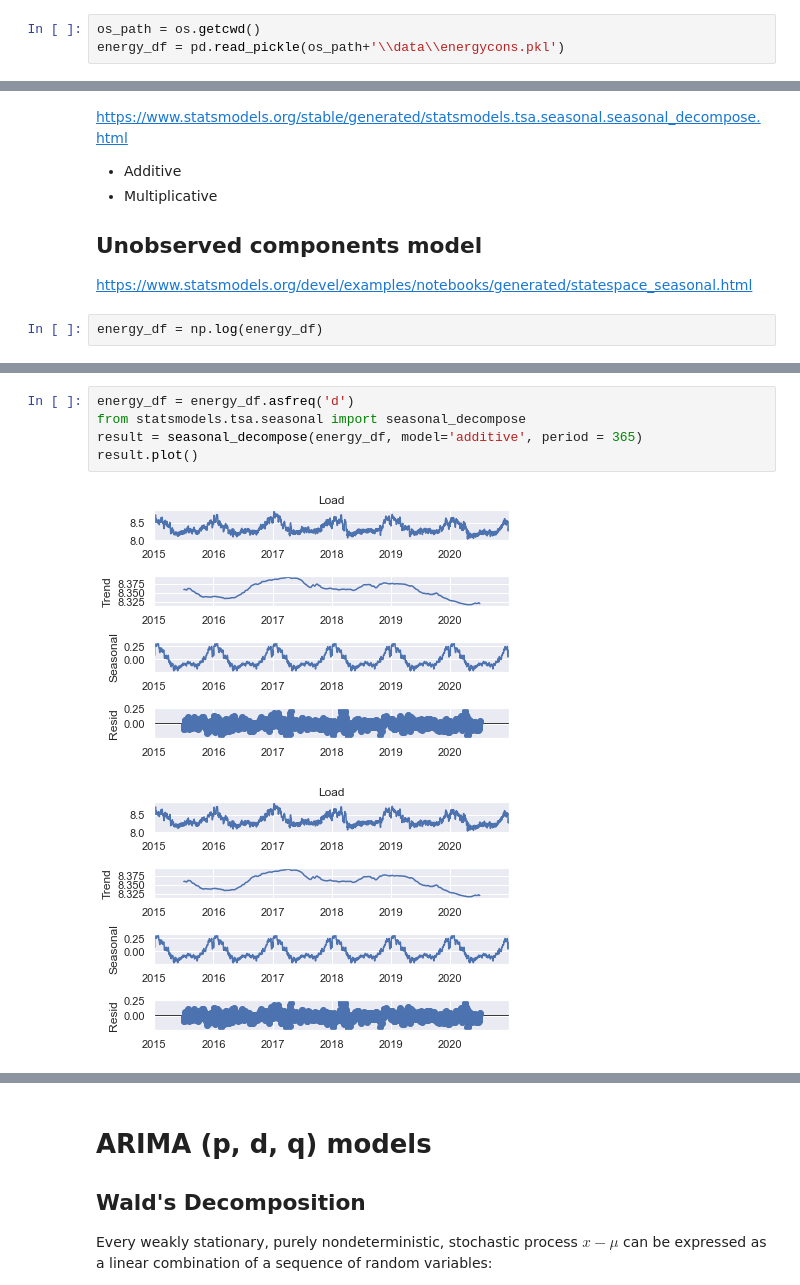
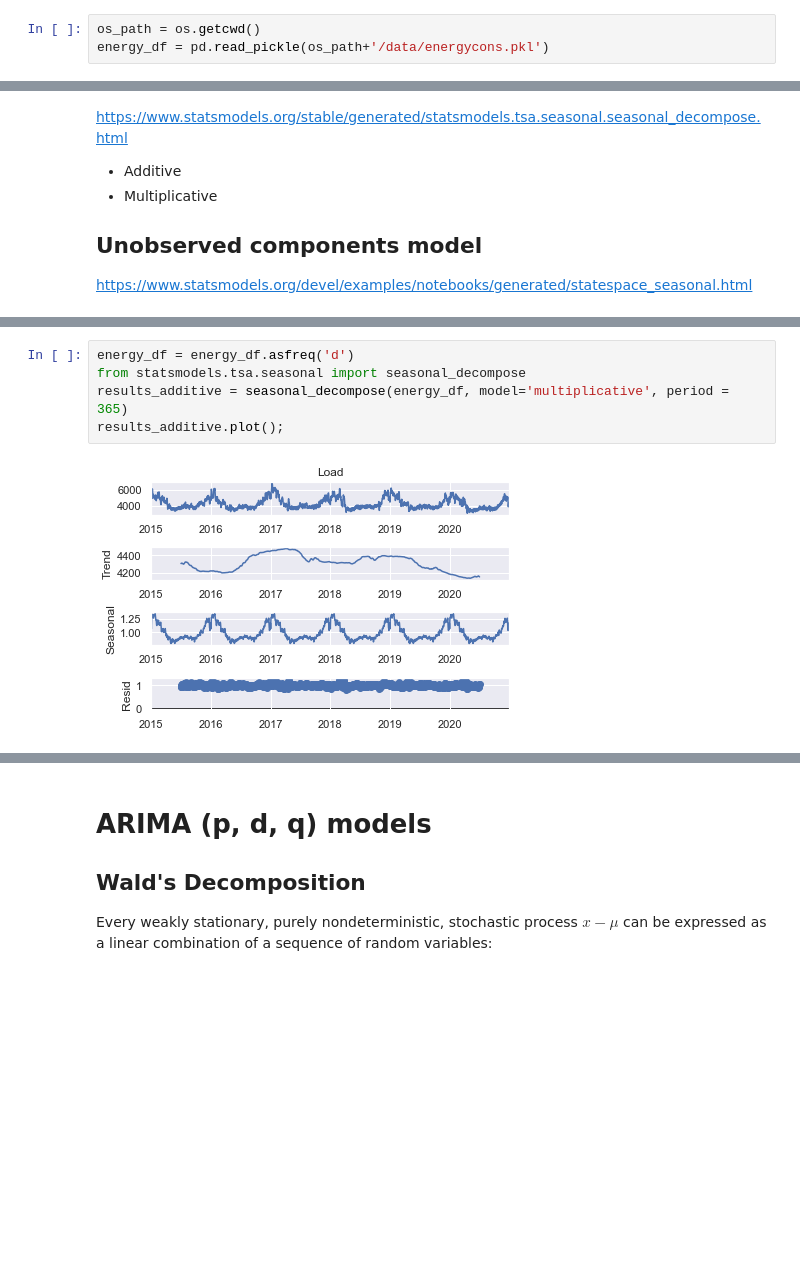
Before and after one commit to geri310/time-series-forecasting, a Jupyter notebook: time series stats.ipynb, the cells around one changed output, grey strips where cells are left out. Drawn from its saved outputs; the diff is of its cells as text; blank space fills up the shorter version.

```diff
--- a/time series stats.ipynb
+++ b/time series stats.ipynb
@@ -11,7 +11,7 @@ import statsmodels.api as sm
 from scipy import stats
 # %%
 os_path = os.getcwd()
-energy_df = pd.read_pickle(os_path+'\\data\\energycons.pkl')
+energy_df = pd.read_pickle(os_path+'/data/energycons.pkl')
 # %%
 energy_df = energy_df['Load']
 # %%
@@ -155,5 +160,3 @@ statsmodels: https://www.statsmodels.org/stable/generated/statsmodels.tsa.season
 
 ## Unobserved components model
 https://www.statsmodels.org/devel/examples/notebooks/generated/statespace_seasonal.html
-# %%
-energy_df = np.log(energy_df)
@@ -170,10 +213,9 @@ plt.plot(energy_df_ma_std, color='red');
 # %%
 energy_df = energy_df.asfreq('d')
 from statsmodels.tsa.seasonal import seasonal_decompose
-result = seasonal_decompose(energy_df, model='additive', period = 365)
-result.plot()
+results_additive = seasonal_decompose(energy_df, model='multiplicative', period = 365)
+results_additive.plot();
 # %% [output]
-[figure, old version]
+[figure, new version]
-[figure, removed]
 # %%
 graph = pd.DataFrame(energy_df - energy_df.rolling(365, center=True).mean())
```
Also changed, not shown: parts of 34 cells of this notebook.
